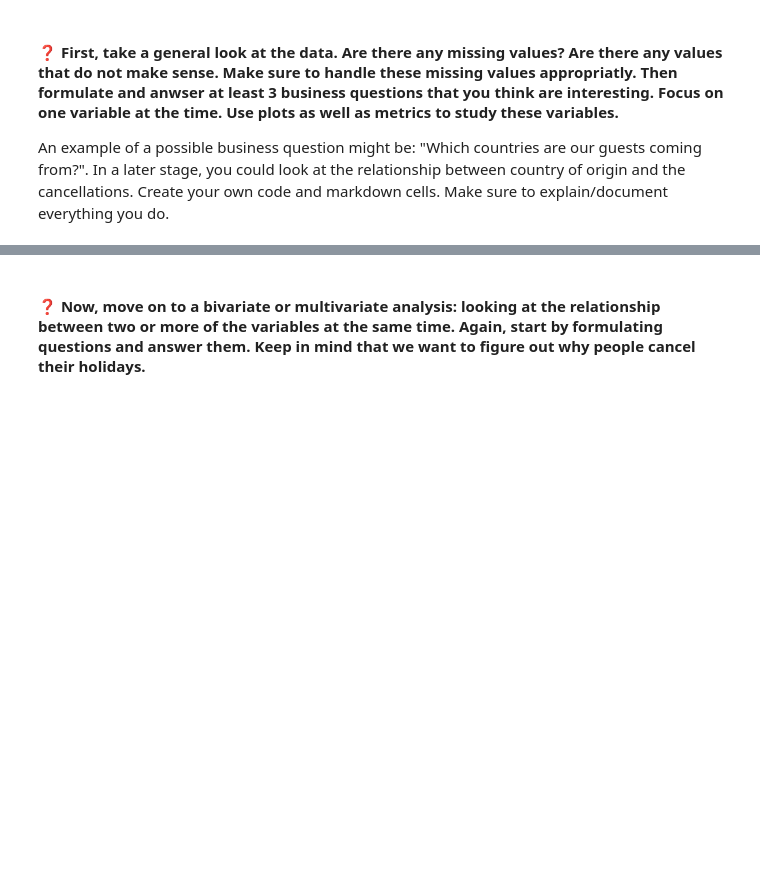
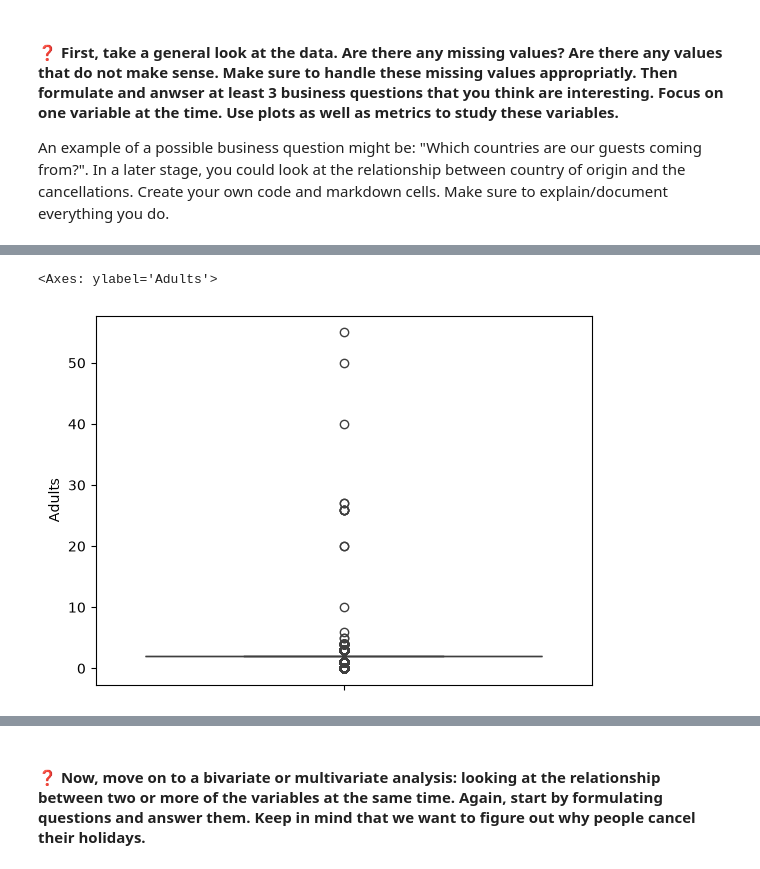
Before and after one commit to jmtiucll/daml-2627-student, a Jupyter notebook: lab7_ti/lab_7_classification.ipynb, the cells around one changed output, grey strips where cells are left out. Saved outputs shown, nothing was run; the diff lists cells and outputs as text; code cells hidden in the pictures; blank space fills up the shorter version.

```diff
--- a/lab7_ti/lab_7_classification.ipynb
+++ b/lab7_ti/lab_7_classification.ipynb
@@ -143,0 +234,7 @@ An example of a possible business question might be: "Which countries are our gu
+# %%
+# Opvolging op opvolging
+hotel = hotel[hotel["ADR"] < 1000]
+sns.boxplot(hotel["Adults"]) # toont aan dat veel adults in één boeking geen uitschieter is
+# %% [output]
+<Axes: ylabel='Adults'>
+[figure, added]
```
Also changed, not shown: parts of 59 cells of this notebook.
